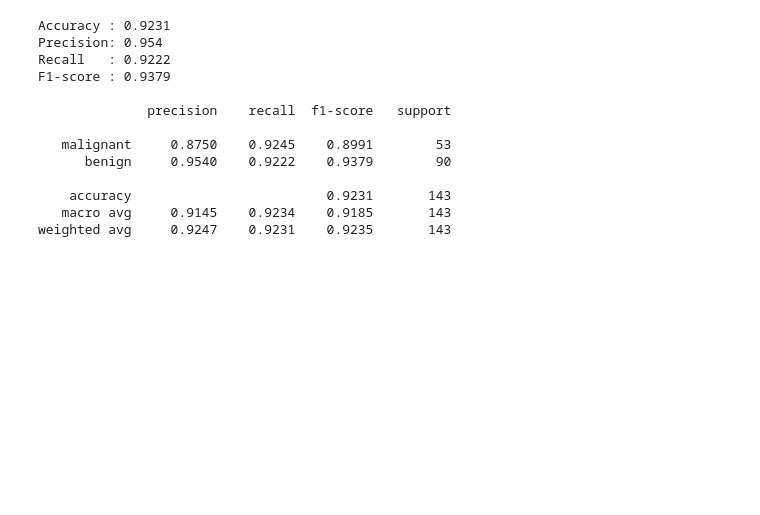
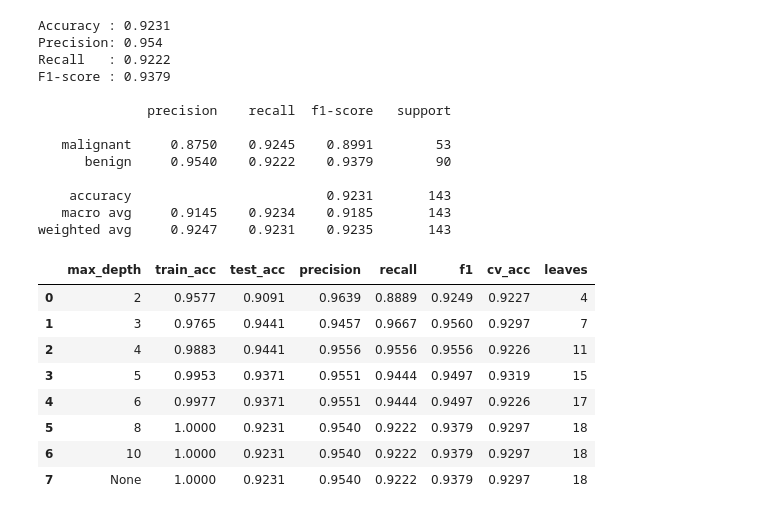
Before and after one commit to ItsUgesh/machine-learning-coursework, a Jupyter notebook: decision-tree/breast_cancer_trees.ipynb, the cells around one changed output. Cells and saved outputs as stored; diff of their text form; code cells hidden in the pictures; blank space fills up the shorter version.

```diff
--- a/decision-tree/breast_cancer_trees.ipynb
+++ b/decision-tree/breast_cancer_trees.ipynb
@@ -74,3 +74,35 @@ F1-score : 0.9379
     accuracy                         0.9231       143
    macro avg     0.9145    0.9234    0.9185       143
 weighted avg     0.9247    0.9231    0.9235       143
+# %%
+from sklearn.model_selection import cross_val_score
+
+results = []
+for d in [2, 3, 4, 5, 6, 8, 10, None]:
+    t = DecisionTreeClassifier(max_depth=d, random_state=42).fit(X_train, y_train)
+    pred = t.predict(X_test)
+    cv = cross_val_score(DecisionTreeClassifier(max_depth=d, random_state=42),
+                         X_train, y_train, cv=5).mean()
+    results.append({
+        "max_depth": str(d),
+        "train_acc": round(t.score(X_train, y_train), 4),
+        "test_acc": round(accuracy_score(y_test, pred), 4),
+        "precision": round(precision_score(y_test, pred), 4),
+        "recall": round(recall_score(y_test, pred), 4),
+        "f1": round(f1_score(y_test, pred), 4),
+        "cv_acc": round(cv, 4),
+        "leaves": t.get_n_leaves(),
+    })
+
+depth_table = pd.DataFrame(results)
+depth_table
+# %% [output]
+|  | max_depth | train_acc | test_acc | precision | recall | f1 | cv_acc | leaves |
+| 0 | 2 | 0.9577 | 0.9091 | 0.9639 | 0.8889 | 0.9249 | 0.9227 | 4 |
+| 1 | 3 | 0.9765 | 0.9441 | 0.9457 | 0.9667 | 0.9560 | 0.9297 | 7 |
+| 2 | 4 | 0.9883 | 0.9441 | 0.9556 | 0.9556 | 0.9556 | 0.9226 | 11 |
+| 3 | 5 | 0.9953 | 0.9371 | 0.9551 | 0.9444 | 0.9497 | 0.9319 | 15 |
+| 4 | 6 | 0.9977 | 0.9371 | 0.9551 | 0.9444 | 0.9497 | 0.9226 | 17 |
+| 5 | 8 | 1.0000 | 0.9231 | 0.9540 | 0.9222 | 0.9379 | 0.9297 | 18 |
+| 6 | 10 | 1.0000 | 0.9231 | 0.9540 | 0.9222 | 0.9379 | 0.9297 | 18 |
+| 7 | None | 1.0000 | 0.9231 | 0.9540 | 0.9222 | 0.9379 | 0.9297 | 18 |
```
Also changed, not shown: parts of 1 cell of this notebook.
